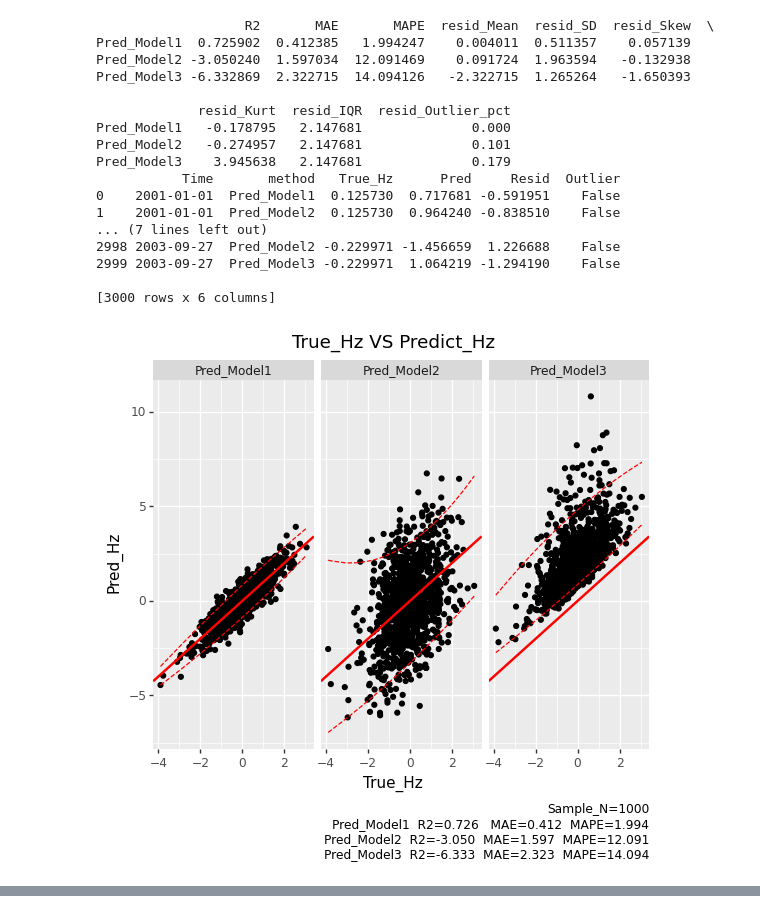
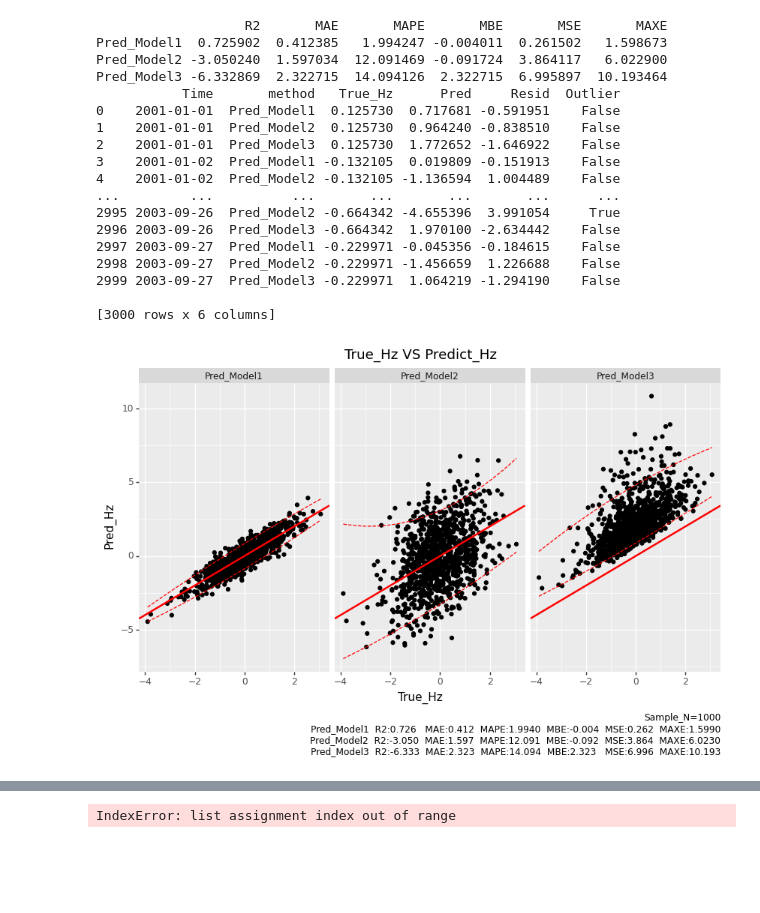
Before and after one commit to ShenhaoZhang/ModelTools, a Jupyter notebook: examples/exp_metric_eval.ipynb, the cells around one changed output, grey strips where cells are left out. Cells and saved outputs as stored; diff of their text form; code cells hidden in the pictures; blank space fills up the shorter version.

```diff
--- a/examples/exp_metric_eval.ipynb
+++ b/examples/exp_metric_eval.ipynb
@@ -7,34 +9,35 @@ from ModelTools.Metric import MetricEval
 # %%
 rng = np.random.default_rng(0)
 n = 1000
 x = rng.normal(size=n)
 y1 = x+rng.normal(size=n,scale=0.5)
 y2 = x+rng.normal(size=n,scale=2)
 y3 = x+2*rng.lognormal(size=n,sigma=0.5)
 ts = pd.date_range(start='20010101',freq='D',periods=n)
 
-em = MetricEval(x,[y1,y2,y3],y_pred_name=['Model1','Model2','Model3'],y_name='Hz',index=ts,index_freq='D')
+em = Metric(x,[y1,y2,y3],y_pred_name=['Model1','Model2','Model3'],y_name='Hz',index=ts,index_freq='D')
 print(em.get_metric())
 print(em.data)
-print(em.plot_metric_TVP(add_quantile=True))
-print(em.plot_metric_TSP())
-print(em.plot_metric_TSR())
+print(em.plot_TvP(add_quantile=True))
+print(em.plot_Pts())
+print(em.plot_Rts())
 # %% [output]
-                   R2       MAE       MAPE  resid_Mean  resid_SD  resid_Skew  \
-Pred_Model1  0.725902  0.412385   1.994247    0.004011  0.511357    0.057139
-Pred_Model2 -3.050240  1.597034  12.091469    0.091724  1.963594   -0.132938
-Pred_Model3 -6.332869  2.322715  14.094126   -2.322715  1.265264   -1.650393
-
-             resid_Kurt  resid_IQR  resid_Outlier_pct
-Pred_Model1   -0.178795   2.147681              0.000
-Pred_Model2   -0.274957   2.147681              0.101
-Pred_Model3    3.945638   2.147681              0.179
+                   R2       MAE       MAPE       MBE       MSE       MAXE
+Pred_Model1  0.725902  0.412385   1.994247 -0.004011  0.261502   1.598673
+Pred_Model2 -3.050240  1.597034  12.091469 -0.091724  3.864117   6.022900
+Pred_Model3 -6.332869  2.322715  14.094126  2.322715  6.995897  10.193464
            Time       method   True_Hz      Pred     Resid  Outlier
 0    2001-01-01  Pred_Model1  0.125730  0.717681 -0.591951    False
 1    2001-01-01  Pred_Model2  0.125730  0.964240 -0.838510    False
-... (7 lines left out)
+2    2001-01-01  Pred_Model3  0.125730  1.772652 -1.646922    False
+3    2001-01-02  Pred_Model1 -0.132105  0.019809 -0.151913    False
+4    2001-01-02  Pred_Model2 -0.132105 -1.136594  1.004489    False
+...         ...          ...       ...       ...       ...      ...
+2995 2003-09-26  Pred_Model2 -0.664342 -4.655396  3.991054     True
+2996 2003-09-26  Pred_Model3 -0.664342  1.970100 -2.634442    False
+2997 2003-09-27  Pred_Model1 -0.229971 -0.045356 -0.184615    False
 2998 2003-09-27  Pred_Model2 -0.229971 -1.456659  1.226688    False
 2999 2003-09-27  Pred_Model3 -0.229971  1.064219 -1.294190    False
 
 [3000 rows x 6 columns]
-[figure, old version]
+[figure, new version]
@@ -42,0 +46,6 @@ Pred_Model3    3.945638   2.147681              0.179
+# %%
+x = []
+x[1] = 1
+x
+# %% [output]
+IndexError: list assignment index out of range
```
Also changed, not shown: parts of 2 cells of this notebook, 1 other file.
